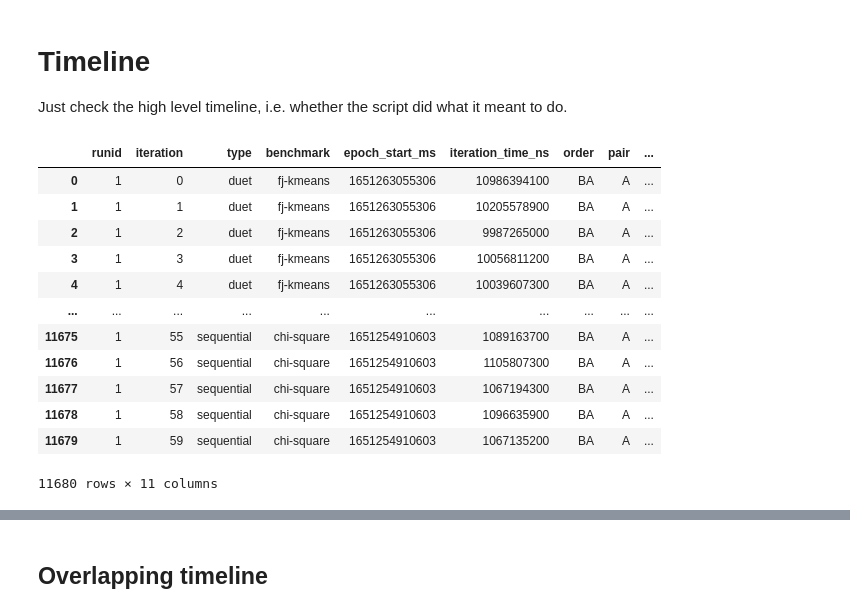
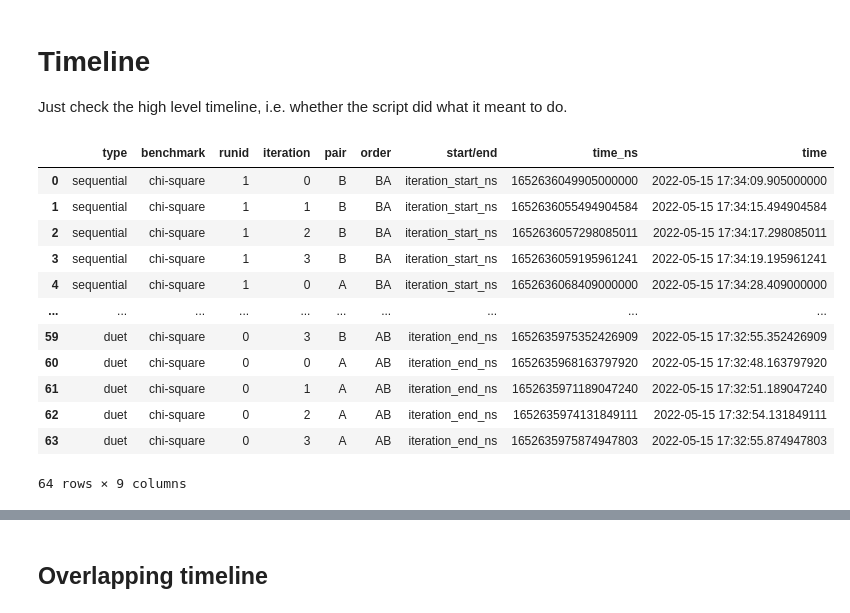
Before and after one commit to TomasDrozdik/asynchronous-duet, a Jupyter notebook: duet/analyze.ipynb, the cells around one changed output, grey strips where cells are left out. Saved outputs shown, nothing was run; the diff lists cells and outputs as text; code cells hidden in the pictures.

```diff
--- a/duet/analyze.ipynb
+++ b/duet/analyze.ipynb
@@ -37,0 +12,9 @@ df_iterations
+# %%
+#df_iterations = pd.read_csv("../results/results.renaissance.full.20220429-192302.csv")
+df_iterations = pd.read_csv("../results.renaissance.test.csv")
+df_iterations[(df_iterations.type == "sequential") & (df_iterations.benchmark == "chi-square")]
+
+df_iterations["iteration_start"] = pd.to_datetime(df_iterations["iteration_start_ns"], unit="ns")
+df_iterations["iteration_end"] = pd.to_datetime(df_iterations["iteration_end_ns"], unit="ns")
+df_iterations["iteration_time"] = df_iterations["iteration_end"] - df_iterations["iteration_start"]
+df_iterations.head()
@@ -41,23 +31,23 @@ df_iterations
 Just check the high level timeline, i.e. whether the script did what it meant to do.
 # %%
 value_cols = ["iteration_start_ns", "iteration_end_ns"]
-id_cols = list(set(df_iterations.columns) - set(value_cols))
+id_cols = ["type", "benchmark", "runid", "iteration", "pair", "order"]
 df_iterations_melt = df_iterations.melt(id_vars=id_cols, value_vars=value_cols, var_name="start/end", value_name="time_ns")
 df_iterations_melt["time"] = pd.to_datetime(df_iterations_melt["time_ns"], unit='ns')
 df_iterations_melt
 # %% [output]
-|  | runid | iteration | type | benchmark | epoch_start_ms | iteration_time_ns | order | pair | ... |
-| 0 | 1 | 0 | duet | fj-kmeans | 1651263055306 | 10986394100 | BA | A | ... |
-| 1 | 1 | 1 | duet | fj-kmeans | 1651263055306 | 10205578900 | BA | A | ... |
-| 2 | 1 | 2 | duet | fj-kmeans | 1651263055306 | 9987265000 | BA | A | ... |
-| 3 | 1 | 3 | duet | fj-kmeans | 1651263055306 | 10056811200 | BA | A | ... |
-| 4 | 1 | 4 | duet | fj-kmeans | 1651263055306 | 10039607300 | BA | A | ... |
+|  | type | benchmark | runid | iteration | pair | order | start/end | time_ns | time |
+| 0 | sequential | chi-square | 1 | 0 | B | BA | iteration_start_ns | 1652636049905000000 | 2022-05-15 17:34:09.905000000 |
+| 1 | sequential | chi-square | 1 | 1 | B | BA | iteration_start_ns | 1652636055494904584 | 2022-05-15 17:34:15.494904584 |
+| 2 | sequential | chi-square | 1 | 2 | B | BA | iteration_start_ns | 1652636057298085011 | 2022-05-15 17:34:17.298085011 |
+| 3 | sequential | chi-square | 1 | 3 | B | BA | iteration_start_ns | 1652636059195961241 | 2022-05-15 17:34:19.195961241 |
+| 4 | sequential | chi-square | 1 | 0 | A | BA | iteration_start_ns | 1652636068409000000 | 2022-05-15 17:34:28.409000000 |
 | ... | ... | ... | ... | ... | ... | ... | ... | ... | ... |
-| 11675 | 1 | 55 | sequential | chi-square | 1651254910603 | 1089163700 | BA | A | ... |
-| 11676 | 1 | 56 | sequential | chi-square | 1651254910603 | 1105807300 | BA | A | ... |
-| 11677 | 1 | 57 | sequential | chi-square | 1651254910603 | 1067194300 | BA | A | ... |
-| 11678 | 1 | 58 | sequential | chi-square | 1651254910603 | 1096635900 | BA | A | ... |
-| 11679 | 1 | 59 | sequential | chi-square | 1651254910603 | 1067135200 | BA | A | ... |
+| 59 | duet | chi-square | 0 | 3 | B | AB | iteration_end_ns | 1652635975352426909 | 2022-05-15 17:32:55.352426909 |
+| 60 | duet | chi-square | 0 | 0 | A | AB | iteration_end_ns | 1652635968163797920 | 2022-05-15 17:32:48.163797920 |
+| 61 | duet | chi-square | 0 | 1 | A | AB | iteration_end_ns | 1652635971189047240 | 2022-05-15 17:32:51.189047240 |
+| 62 | duet | chi-square | 0 | 2 | A | AB | iteration_end_ns | 1652635974131849111 | 2022-05-15 17:32:54.131849111 |
+| 63 | duet | chi-square | 0 | 3 | A | AB | iteration_end_ns | 1652635975874947803 | 2022-05-15 17:32:55.874947803 |
-11680 rows × 11 columns
+64 rows × 9 columns
 # %%
 plt.figure(figsize=(40,20))
```
Also changed, not shown: parts of 23 cells of this notebook, 17 other files.
